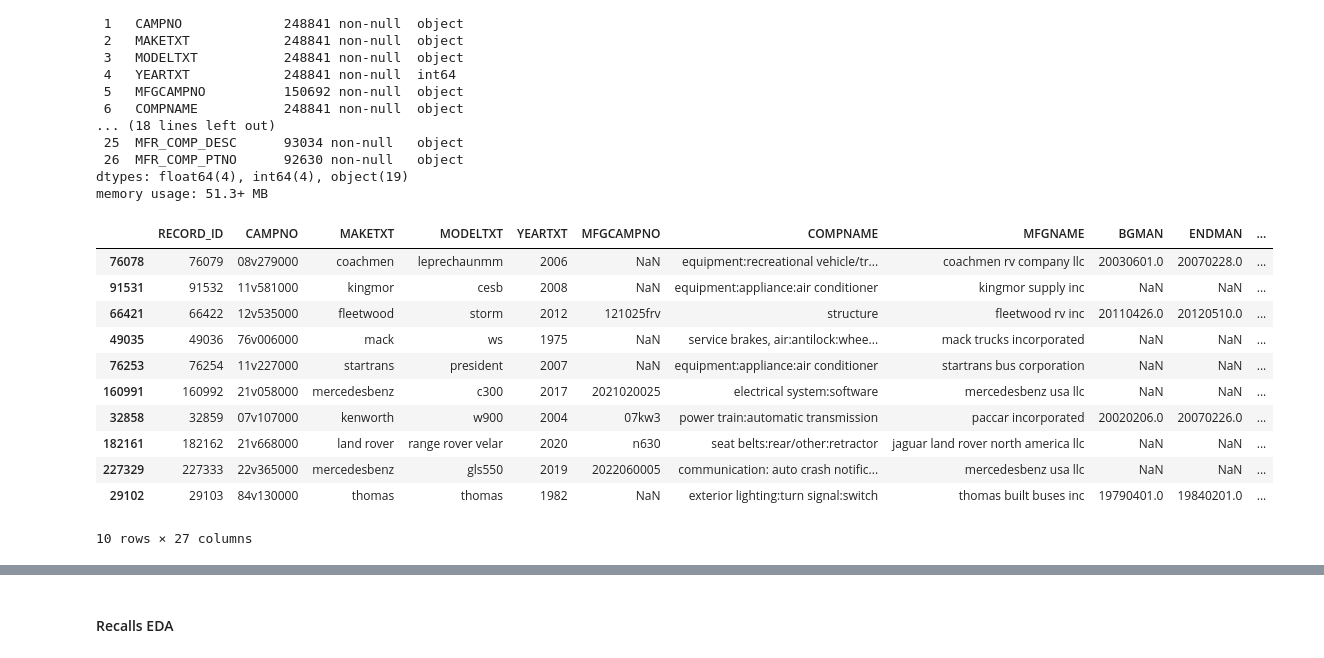
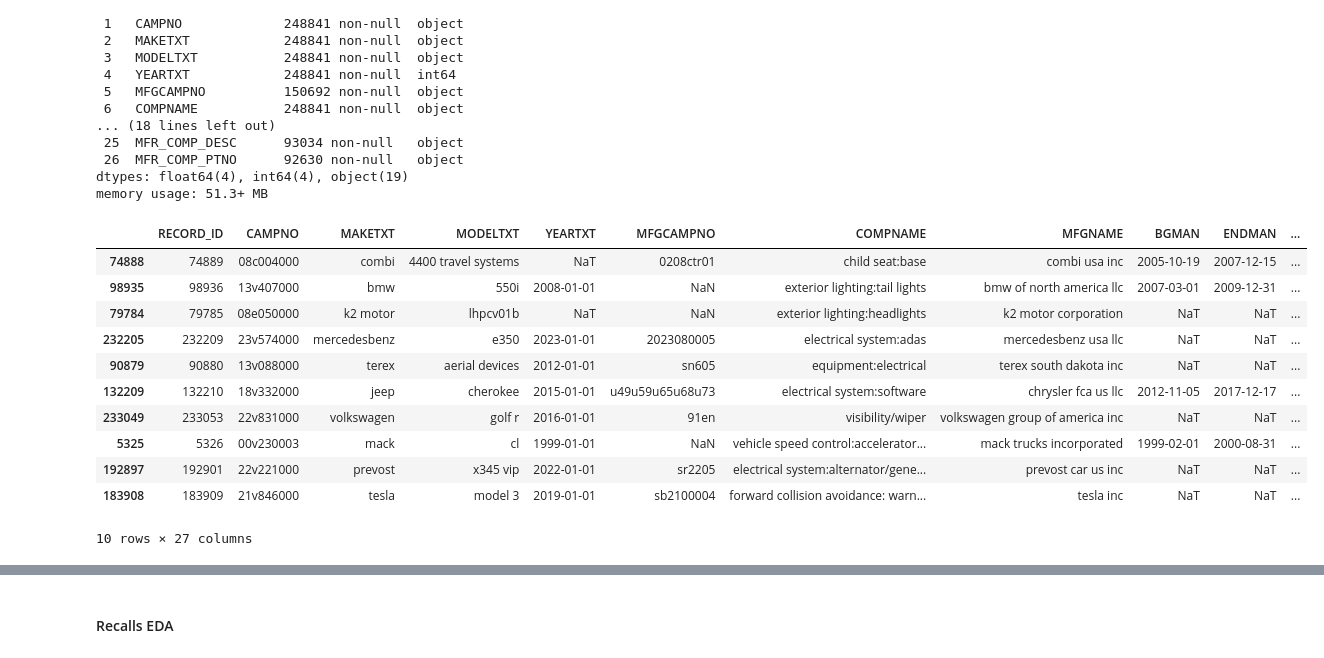
Before and after one commit to prithvidasgupta/si671, a Jupyter notebook: pm_parts_nb.ipynb, the cells around one changed output, grey strips where cells are left out. Drawn from its saved outputs; the diff is of its cells as text; code cells hidden in the pictures.

```diff
--- a/pm_parts_nb.ipynb
+++ b/pm_parts_nb.ipynb
@@ -33,6 +35,25 @@ def lowercase(df):
                 df.loc[:, col] = df[col].str.lower()
         except AttributeError as e:
             print(f"Check for non-string datatypes: {e}")
+
+
+def convert_datetime(data, columns=None, format="%Y%m%d", errors="coerce"):
+    """
+    Converts given columns to datetime.
+    Parameters:
+        data (pandas.DataFrame): The DataFrame containing the data to be converted.
+        columns (list | None): The list of column names to be converted to datetime (default is ["RCDATE", "DATEA"]).
+        format (str, optional): The format string used to parse the datetime columns (default is "%Y%m%d").
+        errors (str, optional): How to handle parsing errors. Options are "raise", "coerce",
+          and "ignore" (default is "coerce", which converts parsing errors to NaT).
+
+    Returns:
+        None: The function modifies the input DataFrame in place
+    """
+    if columns is None:
+        columns = ["RCDATE", "DATEA", "ODATE", "BGMAN", "ENDMAN"]
+    for col in columns:
+        data.loc[:, col] = pd.to_datetime(data[col], format=format, errors=errors)
 # %% [markdown]
 # When the Customer Is Right: Analyzing Automotive Customer Complaint Data to Identify Serious Safety Issues
 # %% [markdown]
@@ -79,18 +100,20 @@ memory usage: 51.3+ MB
 # %%
 # Basic data cleaning
 lowercase(recalls)
 remove_punct(recalls)
+convert_datetime(recalls)
+convert_datetime(recalls, columns=["YEARTXT"], format="%Y")
 recalls.sample(10)
 # %% [output]
 |  | RECORD_ID | CAMPNO | MAKETXT | MODELTXT | YEARTXT | MFGCAMPNO | COMPNAME | MFGNAME | BGMAN | ENDMAN | ... |
-| 76078 | 76079 | 08v279000 | coachmen | leprechaunmm | 2006 | NaN | equipment:recreational vehicle/tr... | coachmen rv company llc | 20030601.0 | 20070228.0 | ... |
-| 91531 | 91532 | 11v581000 | kingmor | cesb | 2008 | NaN | equipment:appliance:air conditioner | kingmor supply inc | NaN | NaN | ... |
-| 66421 | 66422 | 12v535000 | fleetwood | storm | 2012 | 121025frv | structure | fleetwood rv inc | 20110426.0 | 20120510.0 | ... |
-| 49035 | 49036 | 76v006000 | mack | ws | 1975 | NaN | service brakes, air:antilock:whee... | mack trucks incorporated | NaN | NaN | ... |
-| 76253 | 76254 | 11v227000 | startrans | president | 2007 | NaN | equipment:appliance:air conditioner | startrans bus corporation | NaN | NaN | ... |
-| 160991 | 160992 | 21v058000 | mercedesbenz | c300 | 2017 | 2021020025 | electrical system:software | mercedesbenz usa llc | NaN | NaN | ... |
-| 32858 | 32859 | 07v107000 | kenworth | w900 | 2004 | 07kw3 | power train:automatic transmission | paccar incorporated | 20020206.0 | 20070226.0 | ... |
-| 182161 | 182162 | 21v668000 | land rover | range rover velar | 2020 | n630 | seat belts:rear/other:retractor | jaguar land rover north america llc | NaN | NaN | ... |
-| 227329 | 227333 | 22v365000 | mercedesbenz | gls550 | 2019 | 2022060005 | communication: auto crash notific... | mercedesbenz usa llc | NaN | NaN | ... |
-| 29102 | 29103 | 84v130000 | thomas | thomas | 1982 | NaN | exterior lighting:turn signal:switch | thomas built buses inc | 19790401.0 | 19840201.0 | ... |
+| 74888 | 74889 | 08c004000 | combi | 4400 travel systems | NaT | 0208ctr01 | child seat:base | combi usa inc | 2005-10-19 | 2007-12-15 | ... |
+| 98935 | 98936 | 13v407000 | bmw | 550i | 2008-01-01 | NaN | exterior lighting:tail lights | bmw of north america llc | 2007-03-01 | 2009-12-31 | ... |
+| 79784 | 79785 | 08e050000 | k2 motor | lhpcv01b | NaT | NaN | exterior lighting:headlights | k2 motor corporation | NaT | NaT | ... |
+| 232205 | 232209 | 23v574000 | mercedesbenz | e350 | 2023-01-01 | 2023080005 | electrical system:adas | mercedesbenz usa llc | NaT | NaT | ... |
+| 90879 | 90880 | 13v088000 | terex | aerial devices | 2012-01-01 | sn605 | equipment:electrical | terex south dakota inc | NaT | NaT | ... |
+| 132209 | 132210 | 18v332000 | jeep | cherokee | 2015-01-01 | u49u59u65u68u73 | electrical system:software | chrysler fca us llc | 2012-11-05 | 2017-12-17 | ... |
+| 233049 | 233053 | 22v831000 | volkswagen | golf r | 2016-01-01 | 91en | visibility/wiper | volkswagen group of america inc | NaT | NaT | ... |
+| 5325 | 5326 | 00v230003 | mack | cl | 1999-01-01 | NaN | vehicle speed control:accelerator... | mack trucks incorporated | 1999-02-01 | 2000-08-31 | ... |
+| 192897 | 192901 | 22v221000 | prevost | x345 vip | 2022-01-01 | sr2205 | electrical system:alternator/gene... | prevost car us inc | NaT | NaT | ... |
+| 183908 | 183909 | 21v846000 | tesla | model 3 | 2019-01-01 | sb2100004 | forward collision avoidance: warn... | tesla inc | NaT | NaT | ... |
 10 rows × 27 columns
```
Also changed, not shown: parts of 16 cells of this notebook, 1 other file.
